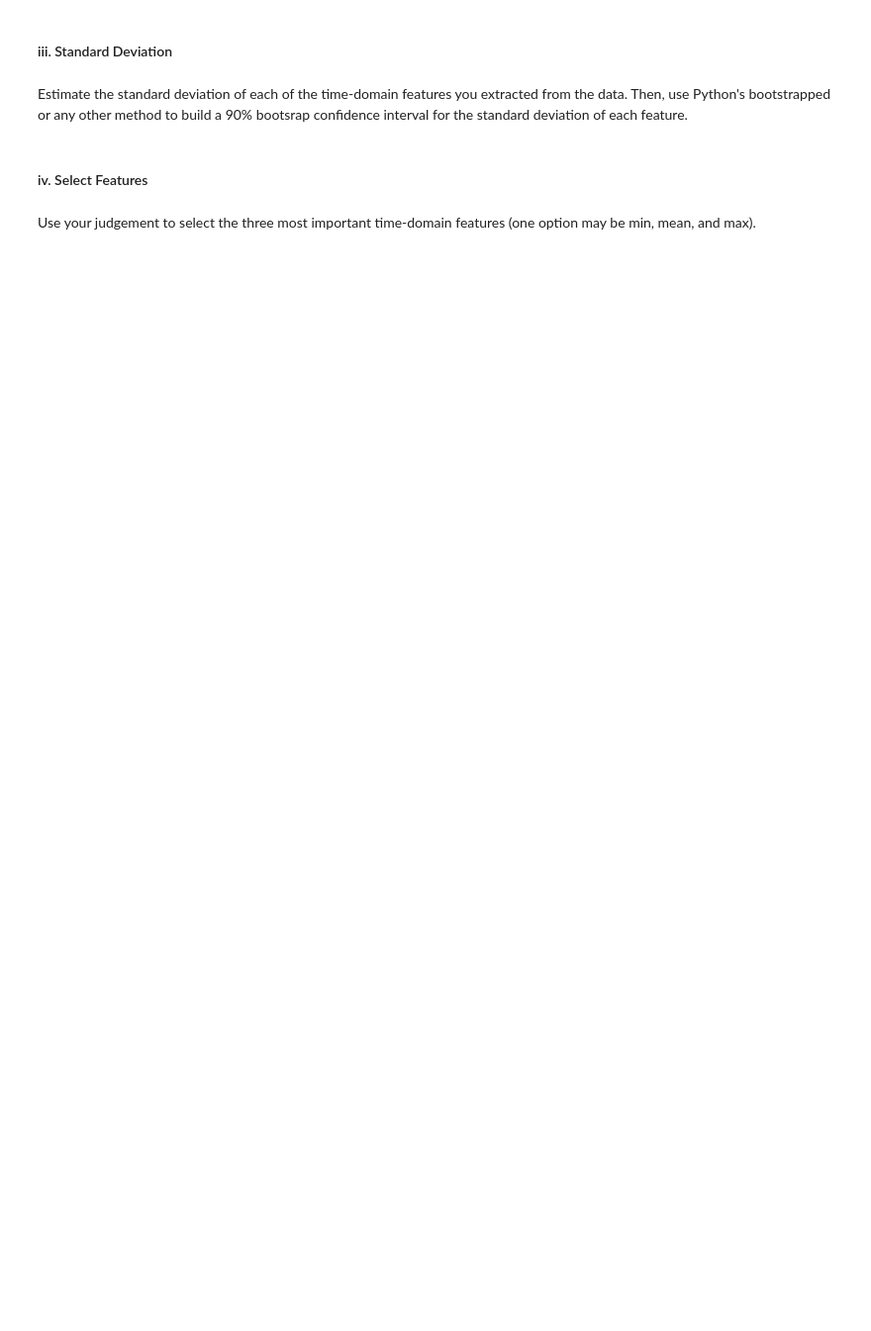
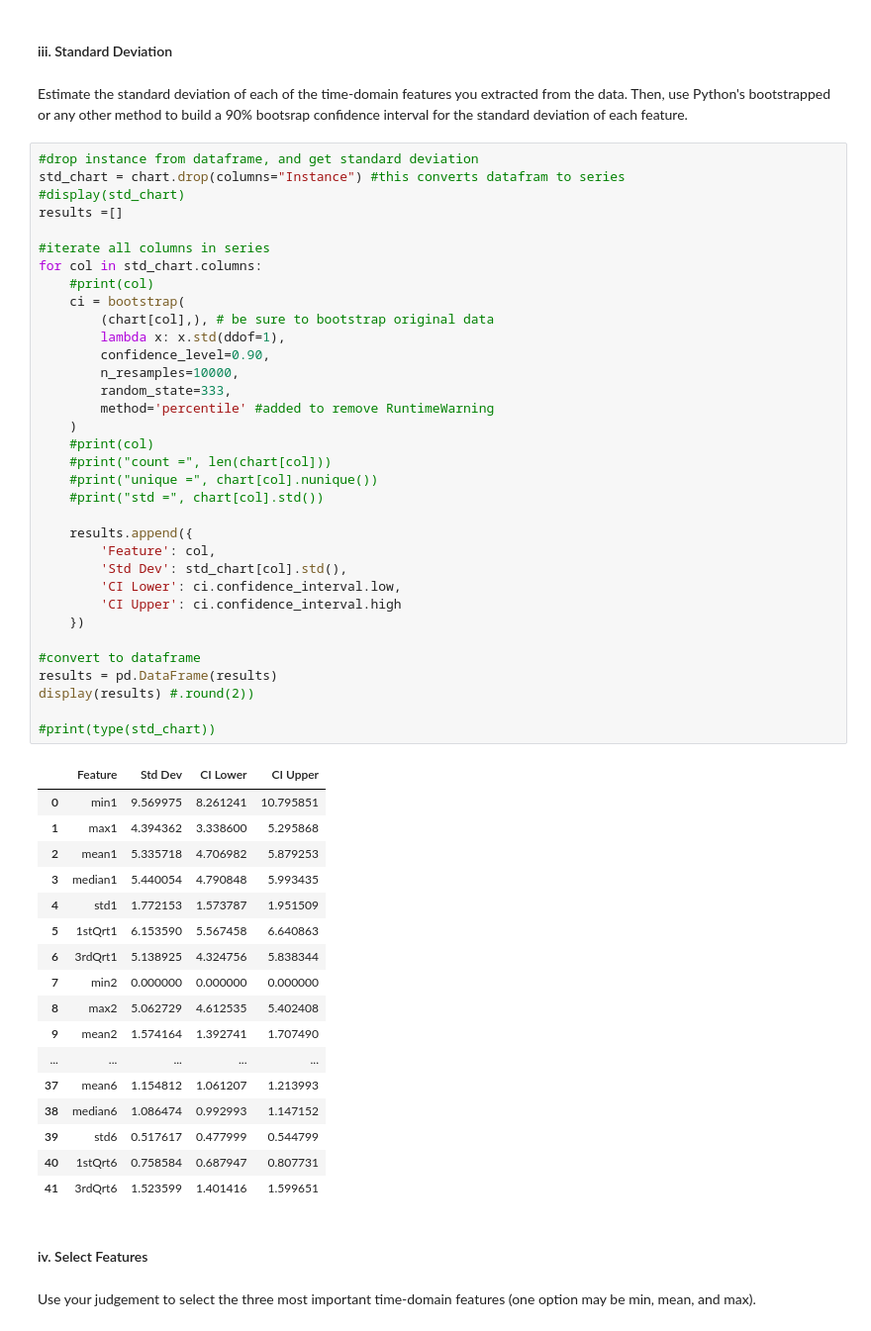
Before and after one commit to gblombach/DSCI-552_Homework_3, a Jupyter notebook: notebooks/Blombach_George_HW3.ipynb, the cells around one changed output. Shown at 99% size. Saved outputs shown, nothing was run; the diff lists cells and outputs as text; blank space fills up the shorter version.

```diff
--- a/notebooks/Blombach_George_HW3.ipynb
+++ b/notebooks/Blombach_George_HW3.ipynb
@@ -176,6 +205,58 @@ Name: 6, dtype: float64
 #### iii. Standard Deviation
 # %% [markdown]
 Estimate the standard deviation of each of the time-domain features you extracted from the data. Then, use Python's  bootstrapped or any other method to build a 90% bootsrap confidence interval for the standard deviation of each feature.
+# %%
+#drop instance from dataframe, and get standard deviation
+std_chart = chart.drop(columns="Instance") #this converts datafram to series
+#display(std_chart)
+results =[]
+
+#iterate all columns in series
+for col in std_chart.columns:
+    #print(col)
+    ci = bootstrap(
+        (chart[col],), # be sure to bootstrap original data
+        lambda x: x.std(ddof=1),
+        confidence_level=0.90,
+        n_resamples=10000,
+        random_state=333,
+        method='percentile' #added to remove RuntimeWarning
+    )
+    #print(col)
+    #print("count =", len(chart[col]))
+    #print("unique =", chart[col].nunique())
+    #print("std =", chart[col].std())
+
+    results.append({
+        'Feature': col,
+        'Std Dev': std_chart[col].std(),
+        'CI Lower': ci.confidence_interval.low,
+        'CI Upper': ci.confidence_interval.high
+    })
+
+#convert to dataframe
+results = pd.DataFrame(results)
+display(results) #.round(2))
+
+#print(type(std_chart))
+# %% [output]
+|  | Feature | Std Dev | CI Lower | CI Upper |
+| 0 | min1 | 9.569975 | 8.261241 | 10.795851 |
+| 1 | max1 | 4.394362 | 3.338600 | 5.295868 |
+| 2 | mean1 | 5.335718 | 4.706982 | 5.879253 |
+| 3 | median1 | 5.440054 | 4.790848 | 5.993435 |
+| 4 | std1 | 1.772153 | 1.573787 | 1.951509 |
+| 5 | 1stQrt1 | 6.153590 | 5.567458 | 6.640863 |
+| 6 | 3rdQrt1 | 5.138925 | 4.324756 | 5.838344 |
+| 7 | min2 | 0.000000 | 0.000000 | 0.000000 |
+| 8 | max2 | 5.062729 | 4.612535 | 5.402408 |
+| 9 | mean2 | 1.574164 | 1.392741 | 1.707490 |
+| ... | ... | ... | ... | ... |
+| 37 | mean6 | 1.154812 | 1.061207 | 1.213993 |
+| 38 | median6 | 1.086474 | 0.992993 | 1.147152 |
+| 39 | std6 | 0.517617 | 0.477999 | 0.544799 |
+| 40 | 1stQrt6 | 0.758584 | 0.687947 | 0.807731 |
+| 41 | 3rdQrt6 | 1.523599 | 1.401416 | 1.599651 |
 # %% [markdown]
 #### iv. Select Features
 # %% [markdown]
```
Also changed, not shown: parts of 10 cells of this notebook.
